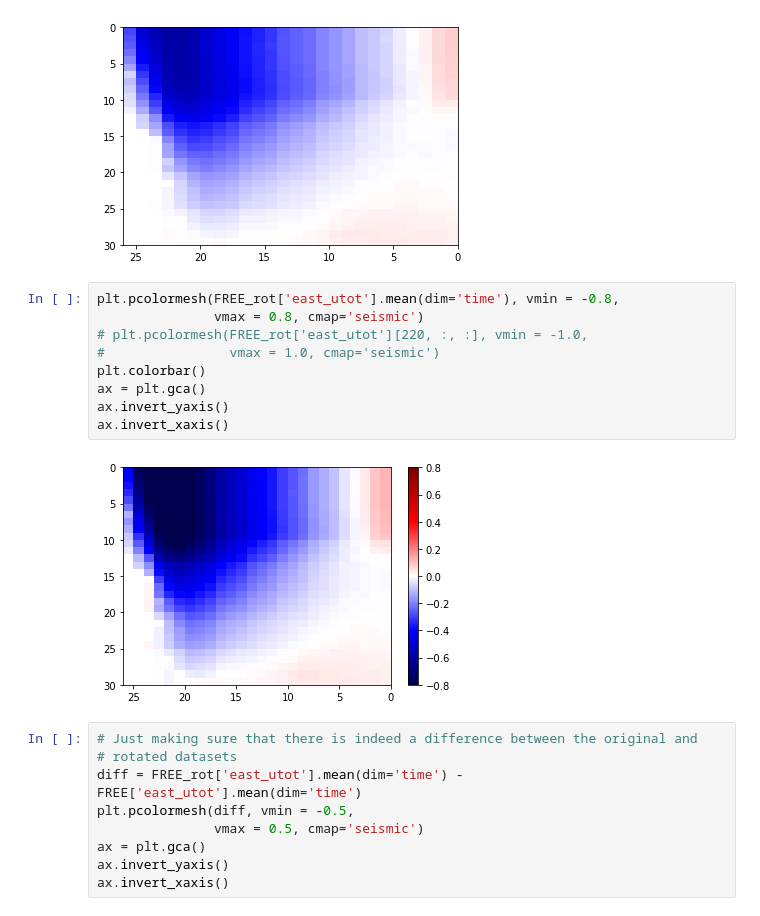
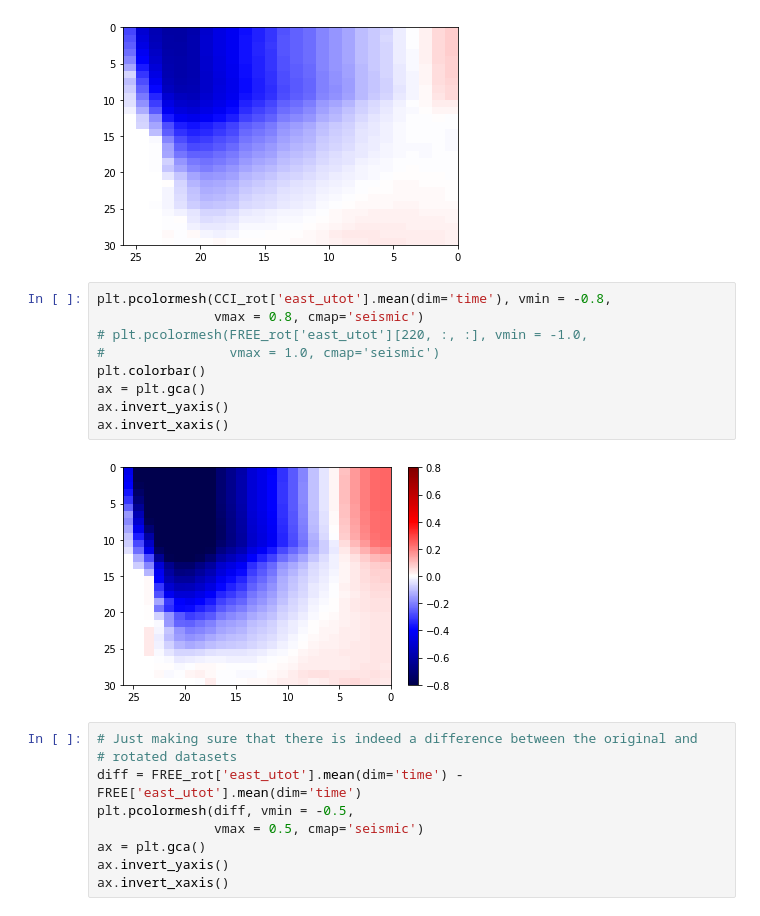
Before and after one commit to HarryLuyt/paper1_scripts, a Jupyter notebook: Scripts/HYCOM_ACT_Section.ipynb, the cells around one changed output. Drawn from its saved outputs; the diff is of its cells as text.

Commit message:
Add more lines for plotting velocity sections

```diff
--- a/Scripts/HYCOM_ACT_Section.ipynb
+++ b/Scripts/HYCOM_ACT_Section.ipynb
@@ -160,16 +161,16 @@ ax.invert_xaxis()
 # %% [output]
 [figure]
 # %%
-plt.pcolormesh(FREE_rot['east_utot'].mean(dim='time'), vmin = -0.8,
+plt.pcolormesh(CCI_rot['east_utot'].mean(dim='time'), vmin = -0.8,
                vmax = 0.8, cmap='seismic')
 # plt.pcolormesh(FREE_rot['east_utot'][220, :, :], vmin = -1.0,
 #                vmax = 1.0, cmap='seismic')
 plt.colorbar()
 ax = plt.gca()
 ax.invert_yaxis()
 ax.invert_xaxis()
 # %% [output]
-[figure, old version]
+[figure, new version]
 # %%
 # Just making sure that there is indeed a difference between the original and
 # rotated datasets
```
Also changed, not shown: parts of 6 cells of this notebook.
